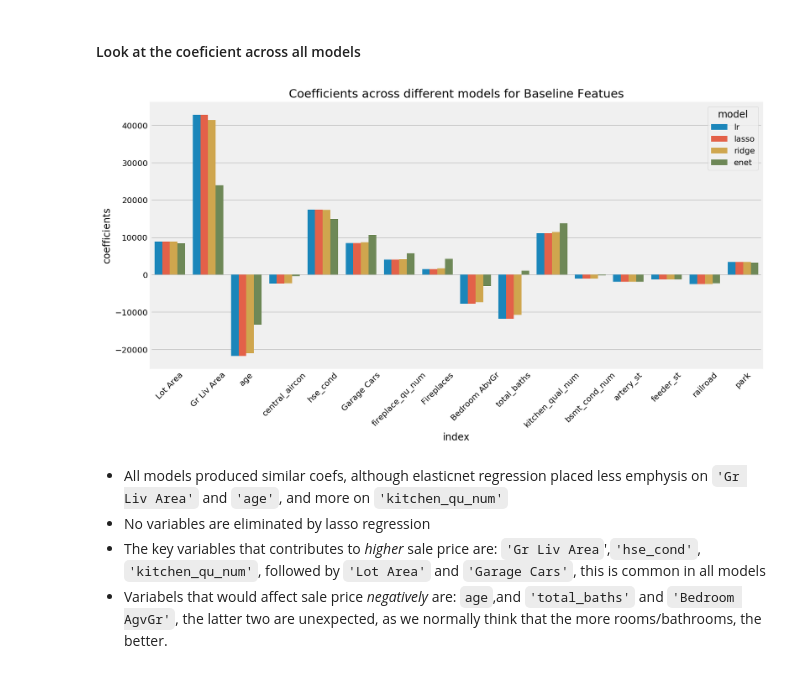
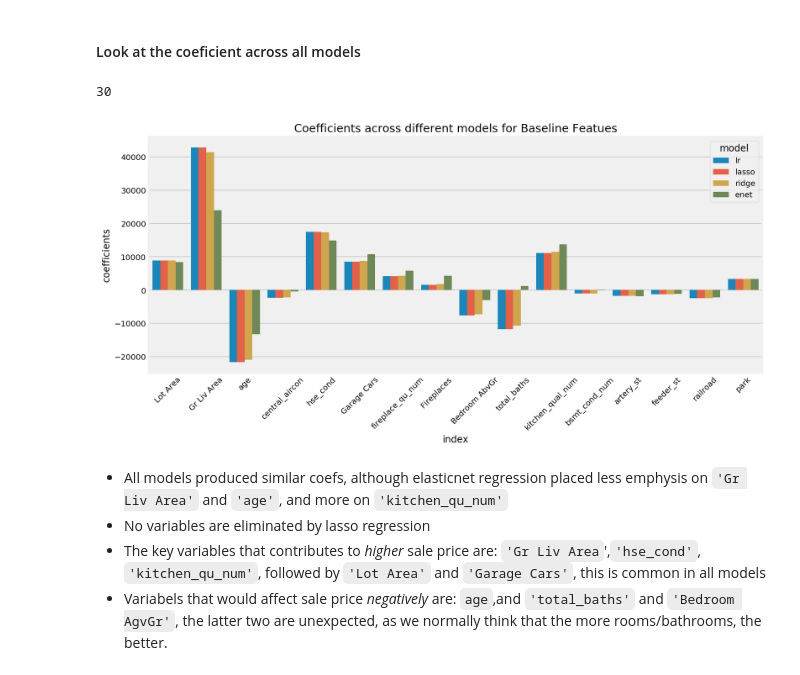
Before and after one commit to dawn-tgf/projects, a Jupyter notebook: project_2/code/project_2_modeling.ipynb, the cells around one changed output. Cells and saved outputs as stored; diff of their text form; code cells hidden in the pictures.

```diff
--- a/project_2/code/project_2_modeling.ipynb
+++ b/project_2/code/project_2_modeling.ipynb
@@ -251,6 +253,10 @@ ridge2_coef_df = pd.DataFrame(ridge2.coef_, index=features, columns=['coefficien
 
 coef2 = pd.concat([lr2_coef_df,lasso2_coef_df,ridge2_coef_df])
 coef2.reset_index(inplace=True)
+# %%
+len(features)
+# %% [output]
+30
 # %%
 coef.loc[0:16,'model'] = 'lr'
 coef.loc[16:32,'model'] = 'lasso'
@@ -263,12 +269,13 @@ coef2.loc[len(lr2.coef_)*2:len(lr2.coef_)*3,'model'] = 'ridge'
 # %%
 fig, ax = plt.subplots(figsize=(12,6))
 
 sns.barplot('index','coefficients',hue='model',data=coef)
 ax.set_xticklabels(X_train.columns,rotation=45)
 ax.set_title('Coefficients across different models for Baseline Featues')
+plt.tight_layout()
 plt.savefig('../images/models_coef_baseline.png')
 # %% [output]
-[figure, old version]
+[figure, new version]
 # %% [markdown]
 * All models produced similar coefs, although elasticnet regression placed less emphysis on `'Gr Liv Area'` and `'age'`, and more on `'kitchen_qu_num'`
 * No variables are eliminated by lasso regression
```
Also changed, not shown: parts of 14 cells of this notebook, 2 other files.
